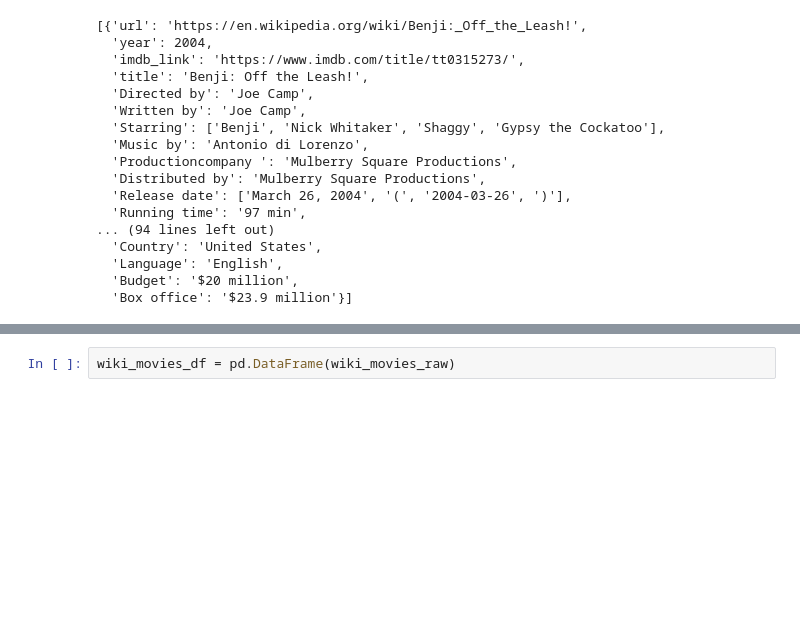
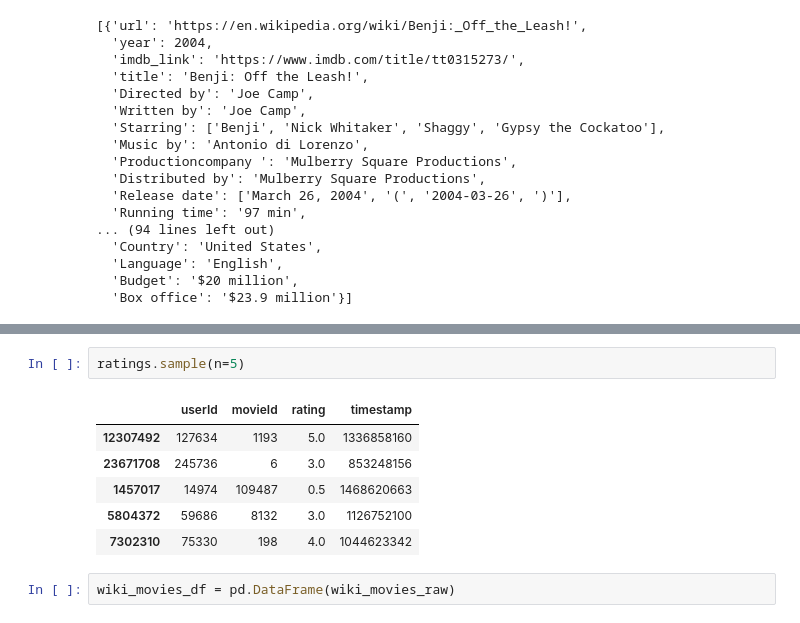
Before and after one commit to leblabac/movies-ETL, a Jupyter notebook: movies_json.ipynb, the cells around one changed output, grey strips where cells are left out. Drawn from its saved outputs; the diff is of its cells as text; blank space fills up the shorter version.

```diff
--- a/movies_json.ipynb
+++ b/movies_json.ipynb
@@ -77,3 +90,12 @@ wiki_movies_raw[3600:3605]
+# %%
+ratings.sample(n=5)
+# %% [output]
+|  | userId | movieId | rating | timestamp |
+| 12307492 | 127634 | 1193 | 5.0 | 1336858160 |
+| 23671708 | 245736 | 6 | 3.0 | 853248156 |
+| 1457017 | 14974 | 109487 | 0.5 | 1468620663 |
+| 5804372 | 59686 | 8132 | 3.0 | 1126752100 |
+| 7302310 | 75330 | 198 | 4.0 | 1044623342 |
 # %%
 wiki_movies_df = pd.DataFrame(wiki_movies_raw)
 # %%
```
Also changed, not shown: parts of 22 cells of this notebook.
